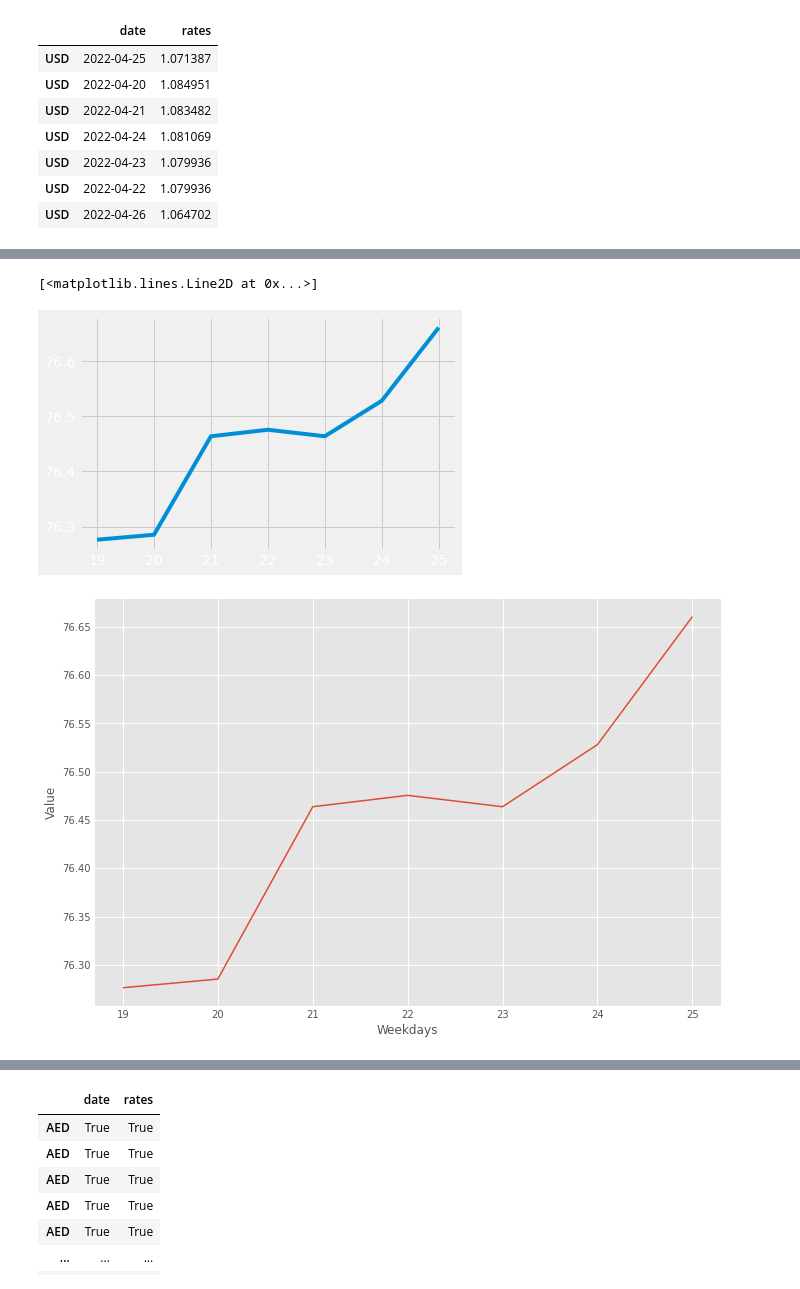
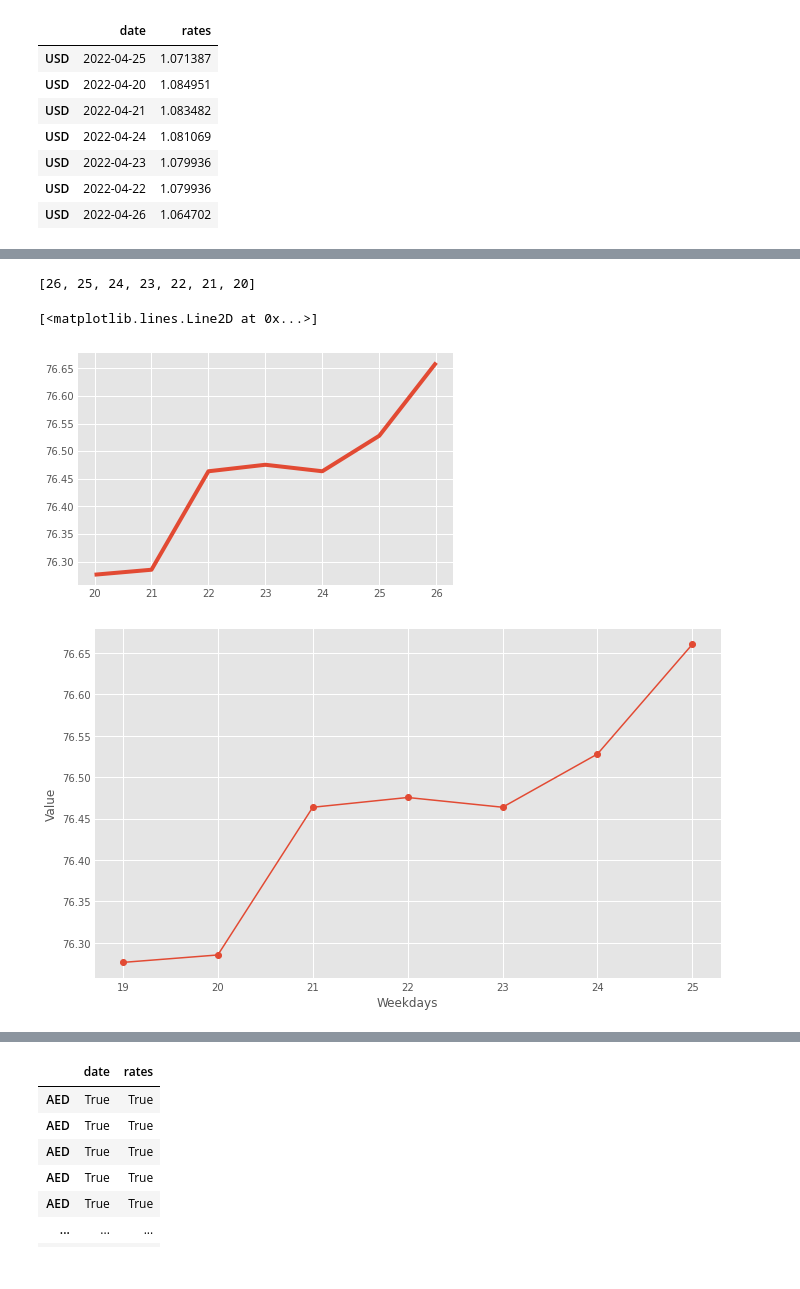
Before and after one commit to KrishnarajT/Currency-Converter, a Jupyter notebook: Currency_Exchange_API.ipynb, the cells around one changed output, grey strips where cells are left out. Cells and saved outputs as stored; diff of their text form; code cells hidden in the pictures.

Commit message:
conversion is working, graphs done

```diff
--- a/Currency_Exchange_API.ipynb
+++ b/Currency_Exchange_API.ipynb
@@ -393,10 +393,10 @@ currency_database.loc['USD']
 # %%
 weekly_data = []
 weekly_date = []
-date = date.today()
 time_delta_date = timedelta(days = -1)
+date = date.today() + time_delta_date + time_delta_date
 for i in range(7):
+    weekly_date.append(date.day)
     latest_currency_database = currency_database[currency_database['date'] == date.isoformat()]
     date = date + time_delta_date
     weekly_data.append(convert_currency('USD', 'INR', latest_currency_database))
-    weekly_date.append(date.day)
@@ -413,17 +403,21 @@ weekly_data
+# %%
+weekly_date
+# %% [output]
+[26, 25, 24, 23, 22, 21, 20]
 # %%
 plt.plot(weekly_date, weekly_data)
 # %% [output]
 [<matplotlib.lines.Line2D at 0x...>]
-[figure, old version]
+[figure, new version]
 # %%
 plt.style.use('ggplot')
-plt.figure(figsize = (10, 7))
+plt.figure(figsize = (10, 6))
 plt.xlabel('Weekdays')
 plt.ylabel('Value')
-plt.plot(weekly_date, weekly_data, linewidth = 1.5)
+plt.plot(weekly_date, weekly_data, linewidth = 1.5, marker = 'o')
 plt.savefig('sth.png', dpi=300)
 # %% [output]
-[figure, old version]
+[figure, new version]
 # %%
 list(currency_database.index)
 # %% [output]
```
Also changed, not shown: parts of 14 cells of this notebook, 11 other files.
